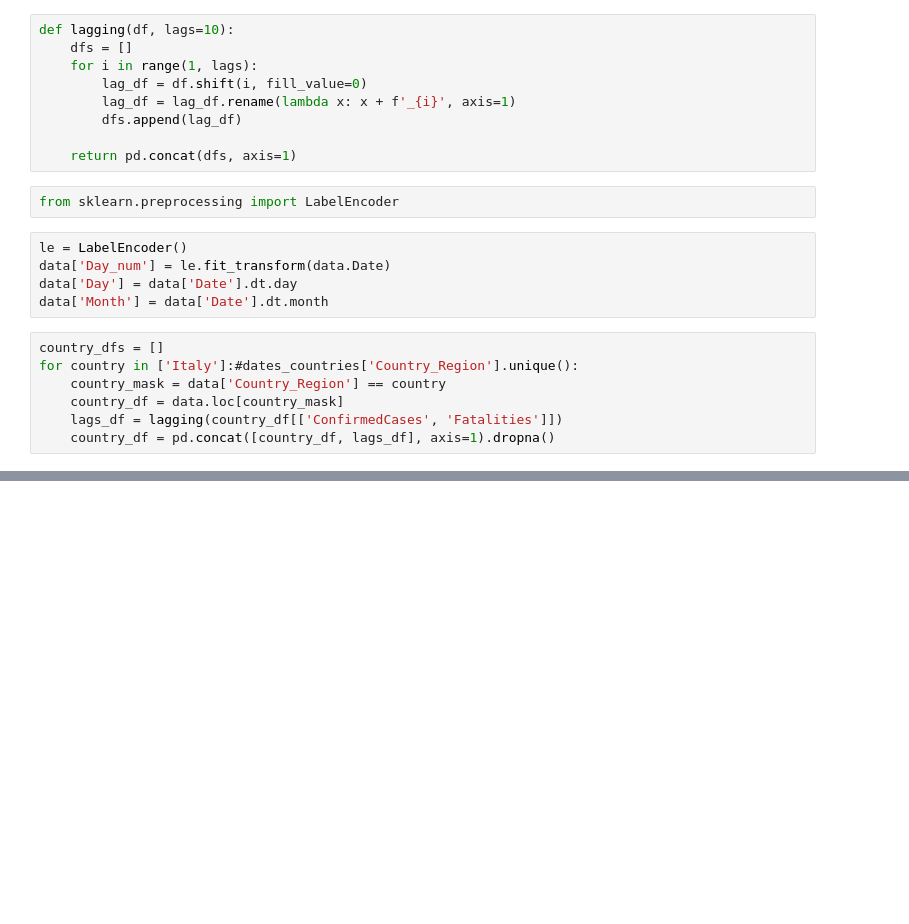
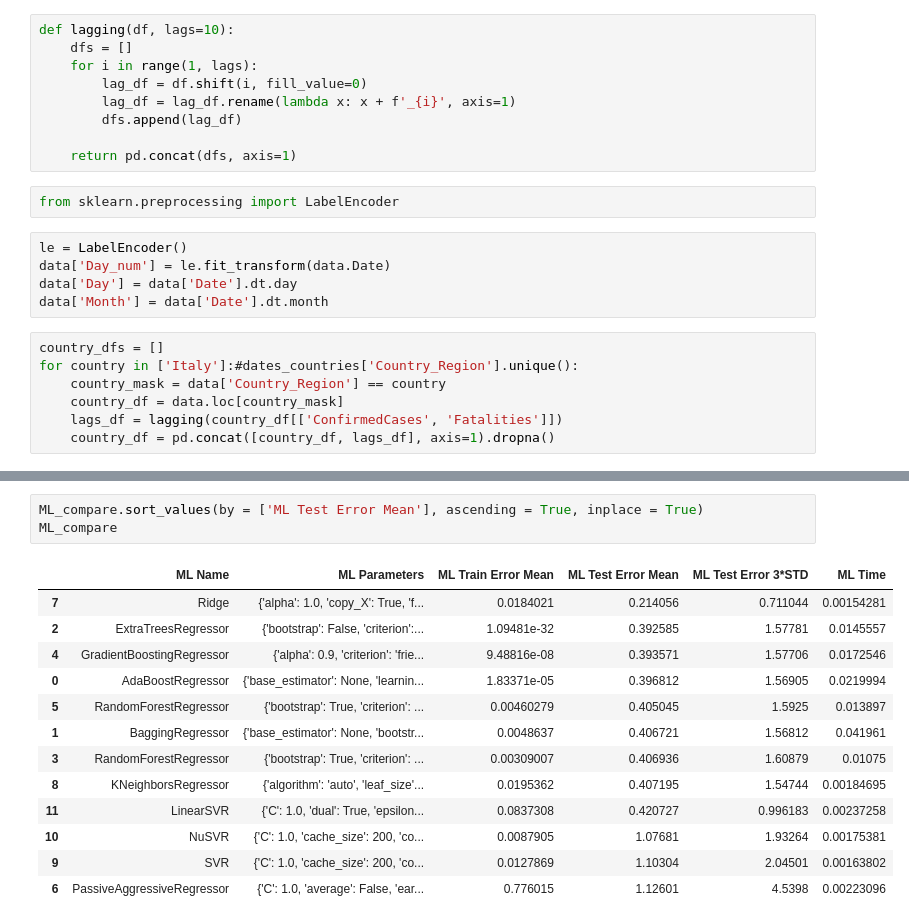
Before and after one commit to nicolaepetridean/kaggle_covid_spread_prediction, a Jupyter notebook: Investigate data.ipynb, the cells around one changed output, grey strips where cells are left out. Cells and saved outputs as stored; diff of their text form; blank space fills up the shorter version.

```diff
--- a/Investigate data.ipynb
+++ b/Investigate data.ipynb
@@ -53,0 +194,17 @@ country_df
+# %%
+ML_compare.sort_values(by = ['ML Test Error Mean'], ascending = True, inplace = True)
+ML_compare
+# %% [output]
+|  | ML Name | ML Parameters | ML Train Error Mean | ML Test Error Mean | ML Test Error 3*STD | ML Time |
+| 7 | Ridge | {'alpha': 1.0, 'copy_X': True, 'f... | 0.0184021 | 0.214056 | 0.711044 | 0.00154281 |
+| 2 | ExtraTreesRegressor | {'bootstrap': False, 'criterion':... | 1.09481e-32 | 0.392585 | 1.57781 | 0.0145557 |
+| 4 | GradientBoostingRegressor | {'alpha': 0.9, 'criterion': 'frie... | 9.48816e-08 | 0.393571 | 1.57706 | 0.0172546 |
+| 0 | AdaBoostRegressor | {'base_estimator': None, 'learnin... | 1.83371e-05 | 0.396812 | 1.56905 | 0.0219994 |
+| 5 | RandomForestRegressor | {'bootstrap': True, 'criterion': ... | 0.00460279 | 0.405045 | 1.5925 | 0.013897 |
+| 1 | BaggingRegressor | {'base_estimator': None, 'bootstr... | 0.0048637 | 0.406721 | 1.56812 | 0.041961 |
+| 3 | RandomForestRegressor | {'bootstrap': True, 'criterion': ... | 0.00309007 | 0.406936 | 1.60879 | 0.01075 |
+| 8 | KNeighborsRegressor | {'algorithm': 'auto', 'leaf_size'... | 0.0195362 | 0.407195 | 1.54744 | 0.00184695 |
+| 11 | LinearSVR | {'C': 1.0, 'dual': True, 'epsilon... | 0.0837308 | 0.420727 | 0.996183 | 0.00237258 |
+| 10 | NuSVR | {'C': 1.0, 'cache_size': 200, 'co... | 0.0087905 | 1.07681 | 1.93264 | 0.00175381 |
+| 9 | SVR | {'C': 1.0, 'cache_size': 200, 'co... | 0.0127869 | 1.10304 | 2.04501 | 0.00163802 |
+| 6 | PassiveAggressiveRegressor | {'C': 1.0, 'average': False, 'ear... | 0.776015 | 1.12601 | 4.5398 | 0.00223096 |
```
Also changed, not shown: parts of 14 cells of this notebook.
